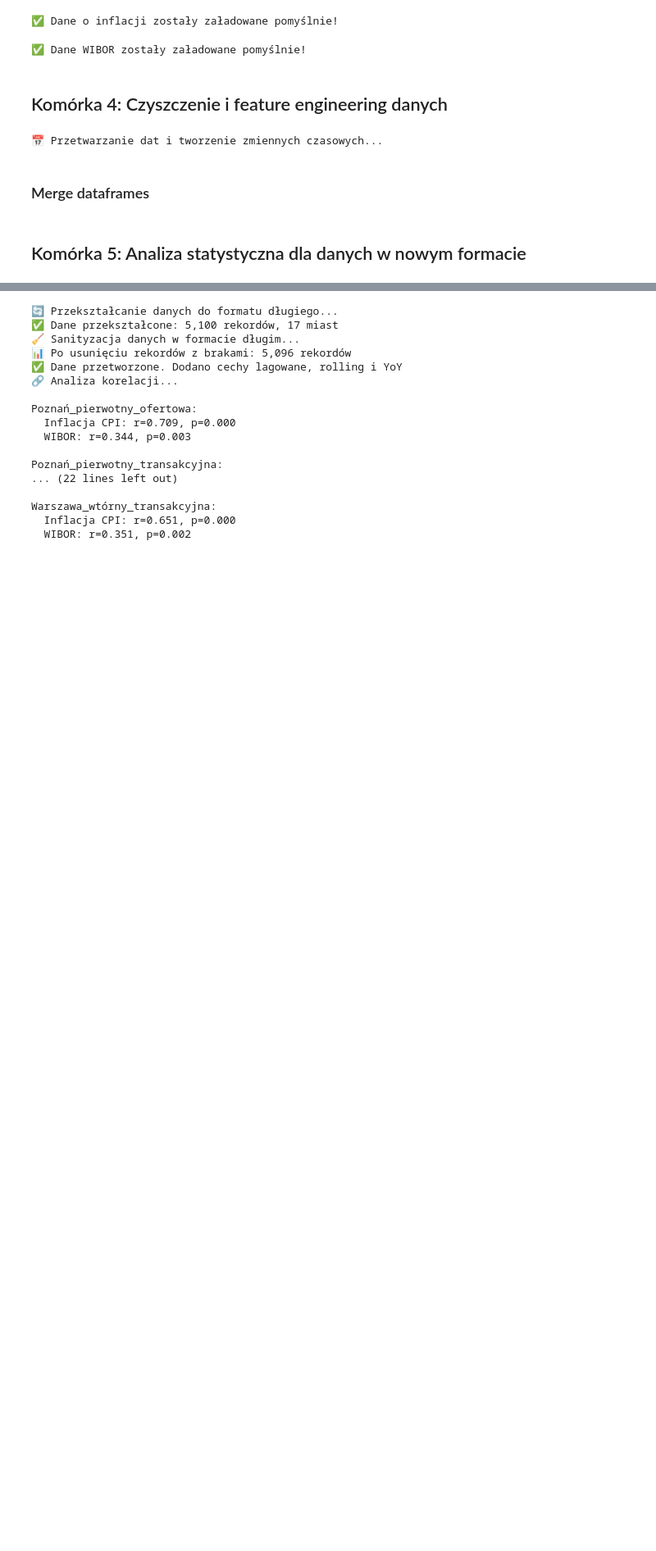
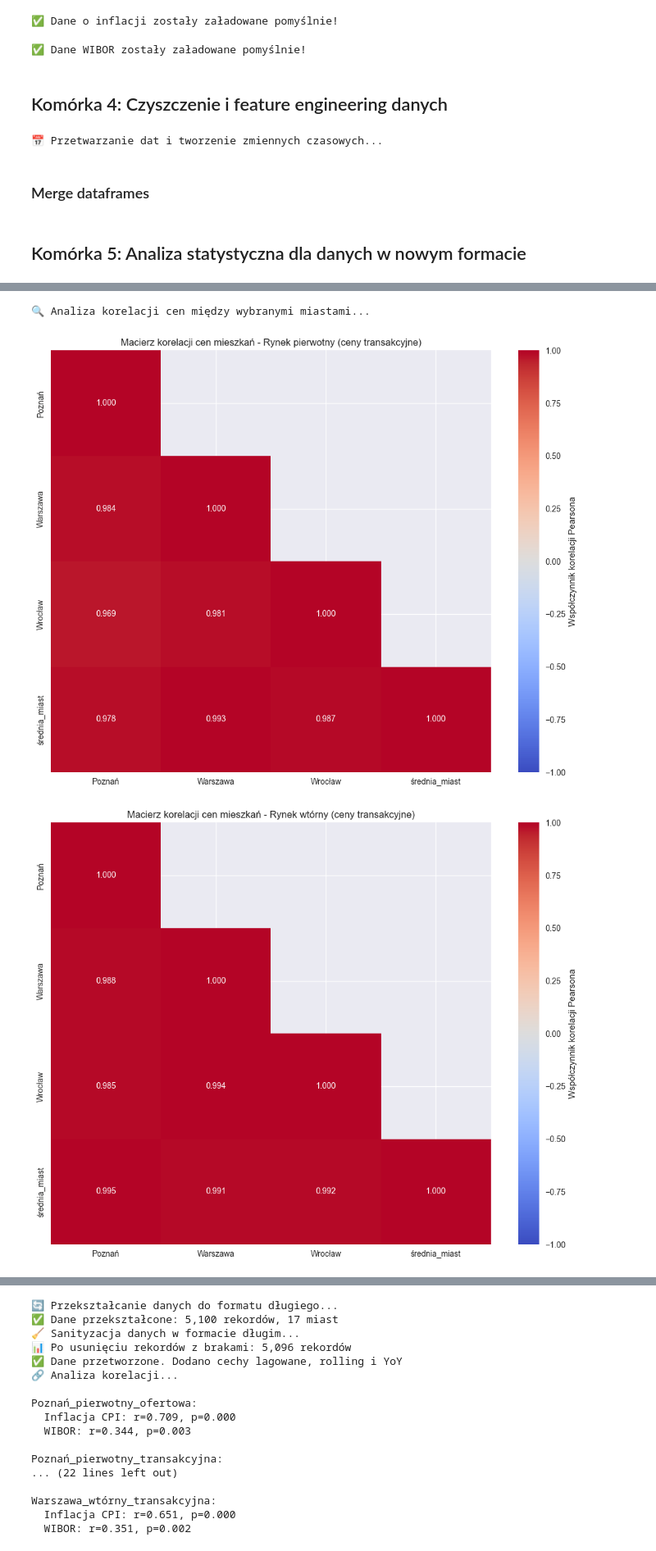
Before and after one commit to mikosovsky/ZED, a Jupyter notebook: real_estate.ipynb, the cells around one changed output, grey strips where cells are left out. Shown at 82% size. Drawn from its saved outputs; the diff is of its cells as text; code cells hidden in the pictures; blank space fills up the shorter version.

```diff
--- a/real_estate.ipynb
+++ b/real_estate.ipynb
@@ -111,0 +153,78 @@ rynek_wtorny_transakcyjne = polacz_dataframes(secondary_trans, df_inflacja, df_w
+# %%
+# Komórka 5b: Analiza korelacji cen pomiędzy miastami
+
+import numpy as np
+import pandas as pd
+import matplotlib.pyplot as plt
+import seaborn as sns
+from scipy.stats import pearsonr, spearmanr
+
+def korelacja_cen_miedzy_miastami(df_pierwotny_trans, df_wtorny_trans):
+    """
+    Analiza korelacji cen między wybranymi miastami (Poznań, Warszawa, Wrocław)
+    Wyświetla dolną połówkę macierzy korelacji bez diagonali
+    """
+    print("🔍 Analiza korelacji cen między wybranymi miastami...")
+
+    # Wybór miast do analizy
+    miasta_do_korelacji = ['Poznań', 'Warszawa', 'Wrocław', 'średnia_miast']
+
+    # Tworzenie dataframe z cenami wybranych miast
+    df_pierwotny_miasta = df_pierwotny_trans[miasta_do_korelacji].copy()
+    df_wtorny_miasta = df_wtorny_trans[miasta_do_korelacji].copy()
+
+    # Obliczenie korelacji Pearsona
+    corr_pierwotny = df_pierwotny_miasta.corr(method='pearson')
+    corr_wtorny = df_wtorny_miasta.corr(method='pearson')
+
+    # Tworzenie masek dla dolnej trójkątnej macierzy bez diagonali
+    mask_pierwotny = np.triu(np.ones_like(corr_pierwotny), k=1)
+    mask_wtorny = np.triu(np.ones_like(corr_wtorny), k=1)
+
+    # Wizualizacja - rynek pierwotny
+    plt.figure(figsize=(10, 8))
+    sns.heatmap(corr_pierwotny, annot=True, fmt='.3f', cmap='coolwarm',
+                mask=mask_pierwotny, vmin=-1, vmax=1, cbar_kws={'label': 'Współczynnik korelacji Pearsona'})
+    plt.title('Macierz korelacji cen mieszkań - Rynek pierwotny (ceny transakcyjne)')
+    plt.tight_layout()
+    plt.show()
+
+    # Wizualizacja - rynek wtórny
+    plt.figure(figsize=(10, 8))
+    sns.heatmap(corr_wtorny, annot=True, fmt='.3f', cmap='coolwarm',
+                mask=mask_wtorny, vmin=-1, vmax=1, cbar_kws={'label': 'Współczynnik korelacji Pearsona'})
+    plt.title('Macierz korelacji cen mieszkań - Rynek wtórny (ceny transakcyjne)')
+    plt.tight_layout()
+    plt.show()
+
+    # Wypisanie szczegółowych wyników i testów statystycznych
+    print("\n📊 Szczegółowe wyniki korelacji dla rynku pierwotnego (ceny transakcyjne):")
+    for i, miasto1 in enumerate(miasta_do_korelacji):
+        for j, miasto2 in enumerate(miasta_do_korelacji):
+            if j < i:  # Tylko dolna część macierzy
+                corr, p_value = pearsonr(df_pierwotny_miasta[miasto1].dropna().to_list(), df_pierwotny_miasta[miasto2].dropna().to_list())
+                print(f"{miasto1} vs {miasto2}: r = {corr:.3f}, p-value = {p_value:.4f}")
+                if p_value < 0.05:
+                    print("   ✓ Korelacja jest statystycznie istotna (p < 0.05)")
+                else:
+                    print("   ✗ Korelacja nie jest statystycznie istotna")
+
+    print("\n📊 Szczegółowe wyniki korelacji dla rynku wtórnego (ceny transakcyjne):")
+    for i, miasto1 in enumerate(miasta_do_korelacji):
+        for j, miasto2 in enumerate(miasta_do_korelacji):
+            if j < i:  # Tylko dolna część macierzy
+                corr, p_value = pearsonr(df_wtorny_miasta[miasto1].dropna().to_list(), df_wtorny_miasta[miasto2].dropna().to_list())
+                print(f"{miasto1} vs {miasto2}: r = {corr:.3f}, p-value = {p_value:.4f}")
+                if p_value < 0.05:
+                    print("   ✓ Korelacja jest statystycznie istotna (p < 0.05)")
+                else:
+                    print("   ✗ Korelacja nie jest statystycznie istotna")
+
+    return corr_pierwotny, corr_wtorny
+
+# Wywołanie analizy
+corr_pierwotny, corr_wtorny = korelacja_cen_miedzy_miastami(df_pierwotny_transakcyjne, df_wtorny_transakcyjne)
+# %% [output]
+🔍 Analiza korelacji cen między wybranymi miastami...
+[figure, added]
+[figure, added]
```
Also changed, not shown: parts of 5 cells of this notebook.
